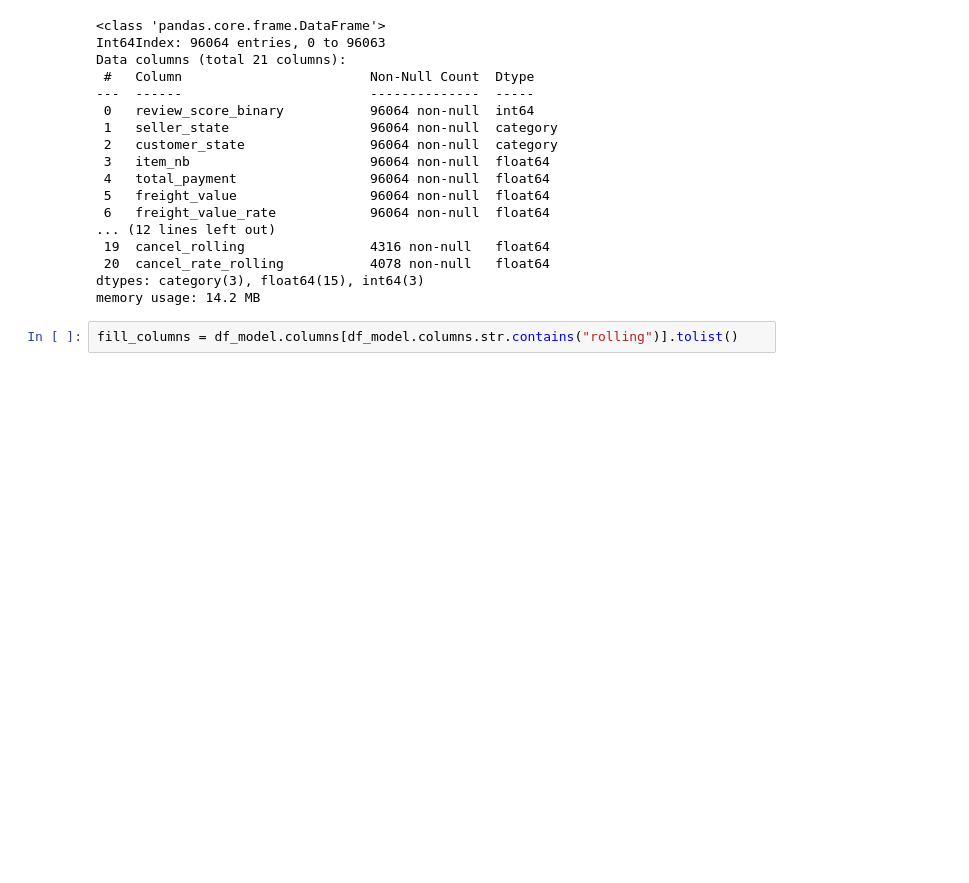
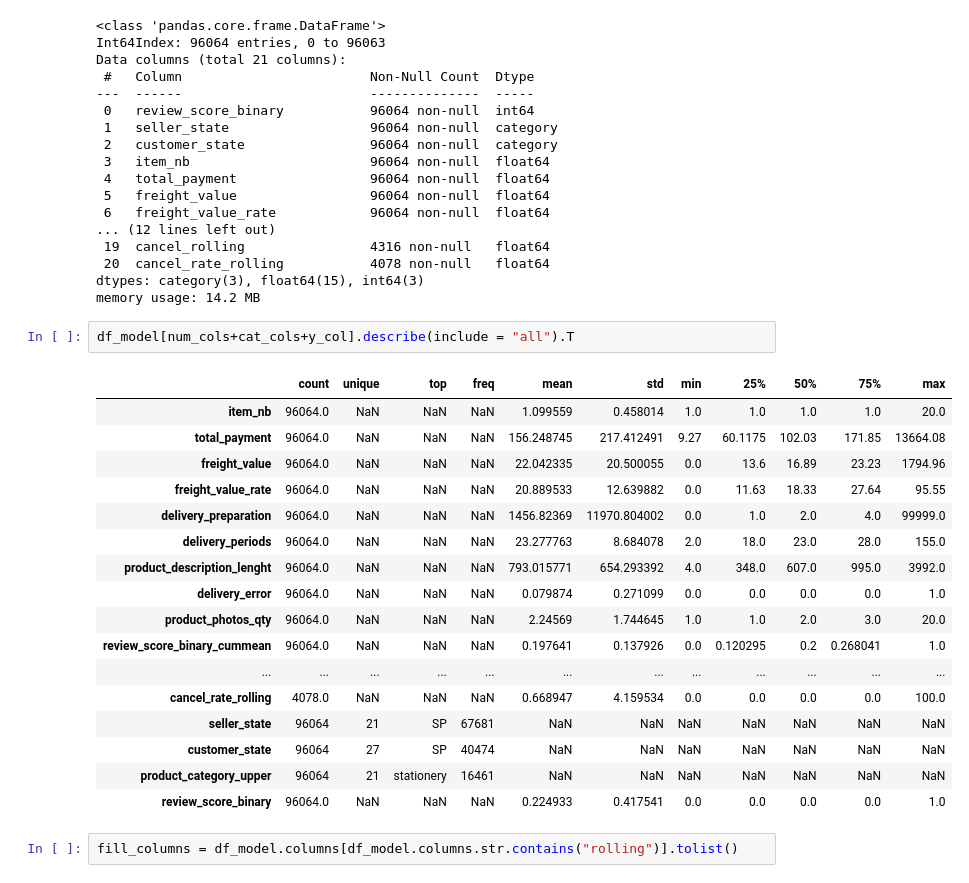
Before and after one commit to changyong93/project_Brazilian-E-Commerce-Public-Dataset-by-Olist, a Jupyter notebook: preprocessing and feature engineering.ipynb, the cells around one changed output. Cells and saved outputs as stored; diff of their text form; blank space fills up the shorter version.

```diff
--- a/preprocessing and feature engineering.ipynb
+++ b/preprocessing and feature engineering.ipynb
@@ -1732,6 +1758,26 @@ Data columns (total 21 columns):
  20  cancel_rate_rolling           4078 non-null   float64
 dtypes: category(3), float64(15), int64(3)
 memory usage: 14.2 MB
+# %%
+df_model[num_cols+cat_cols+y_col].describe(include = "all").T
+# %% [output]
+|  | count | unique | top | freq | mean | std | min | 25% | 50% | 75% | max |
+| item_nb | 96064.0 | NaN | NaN | NaN | 1.099559 | 0.458014 | 1.0 | 1.0 | 1.0 | 1.0 | 20.0 |
+| total_payment | 96064.0 | NaN | NaN | NaN | 156.248745 | 217.412491 | 9.27 | 60.1175 | 102.03 | 171.85 | 13664.08 |
+| freight_value | 96064.0 | NaN | NaN | NaN | 22.042335 | 20.500055 | 0.0 | 13.6 | 16.89 | 23.23 | 1794.96 |
+| freight_value_rate | 96064.0 | NaN | NaN | NaN | 20.889533 | 12.639882 | 0.0 | 11.63 | 18.33 | 27.64 | 95.55 |
+| delivery_preparation | 96064.0 | NaN | NaN | NaN | 1456.82369 | 11970.804002 | 0.0 | 1.0 | 2.0 | 4.0 | 99999.0 |
+| delivery_periods | 96064.0 | NaN | NaN | NaN | 23.277763 | 8.684078 | 2.0 | 18.0 | 23.0 | 28.0 | 155.0 |
+| product_description_lenght | 96064.0 | NaN | NaN | NaN | 793.015771 | 654.293392 | 4.0 | 348.0 | 607.0 | 995.0 | 3992.0 |
+| delivery_error | 96064.0 | NaN | NaN | NaN | 0.079874 | 0.271099 | 0.0 | 0.0 | 0.0 | 0.0 | 1.0 |
+| product_photos_qty | 96064.0 | NaN | NaN | NaN | 2.24569 | 1.744645 | 1.0 | 1.0 | 2.0 | 3.0 | 20.0 |
+| review_score_binary_cummean | 96064.0 | NaN | NaN | NaN | 0.197641 | 0.137926 | 0.0 | 0.120295 | 0.2 | 0.268041 | 1.0 |
+| ... | ... | ... | ... | ... | ... | ... | ... | ... | ... | ... | ... |
+| cancel_rate_rolling | 4078.0 | NaN | NaN | NaN | 0.668947 | 4.159534 | 0.0 | 0.0 | 0.0 | 0.0 | 100.0 |
+| seller_state | 96064 | 21 | SP | 67681 | NaN | NaN | NaN | NaN | NaN | NaN | NaN |
+| customer_state | 96064 | 27 | SP | 40474 | NaN | NaN | NaN | NaN | NaN | NaN | NaN |
+| product_category_upper | 96064 | 21 | stationery | 16461 | NaN | NaN | NaN | NaN | NaN | NaN | NaN |
+| review_score_binary | 96064.0 | NaN | NaN | NaN | 0.224933 | 0.417541 | 0.0 | 0.0 | 0.0 | 0.0 | 1.0 |
 # %%
 fill_columns = df_model.columns[df_model.columns.str.contains("rolling")].tolist()
 # %%
```
Also changed, not shown: parts of 22 cells of this notebook.
